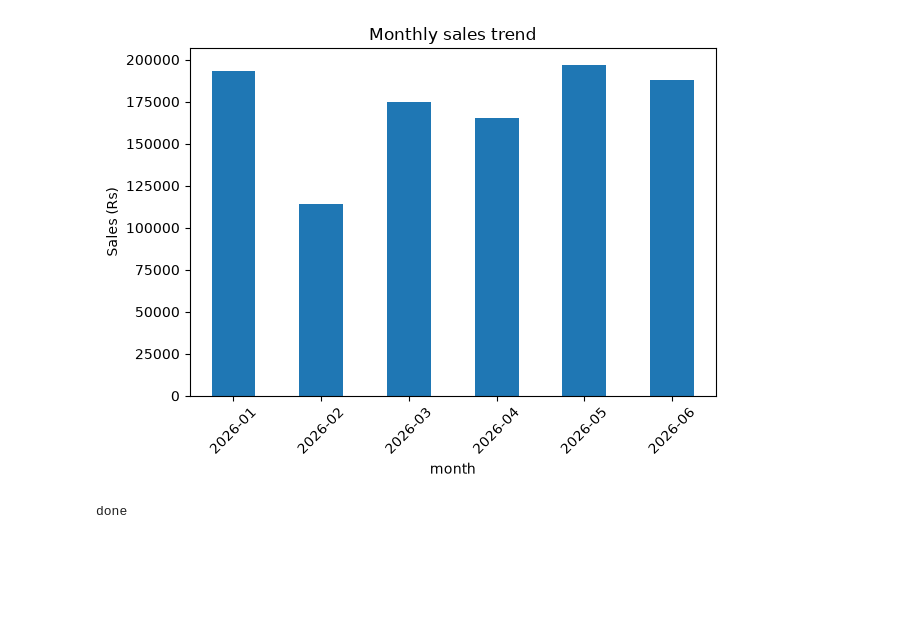
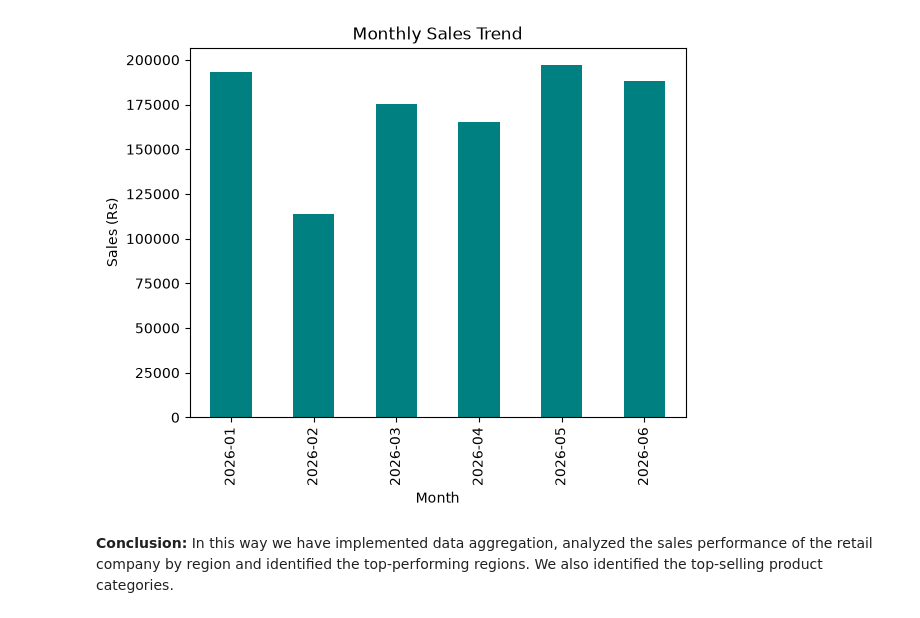
Before and after one commit to DipanshuAmbilkar03/telab, a Jupyter notebook: B.E./DMV/ex6/Exp6_Aggregation_Retail.ipynb, the cells around one changed output. Drawn from its saved outputs; the diff is of its cells as text; code cells hidden in the pictures; blank space fills up the shorter version.

```diff
--- a/B.E./DMV/ex6/Exp6_Aggregation_Retail.ipynb
+++ b/B.E./DMV/ex6/Exp6_Aggregation_Retail.ipynb
@@ -31,0 +12,5 @@ total rows: (400, 5)
+# %%
+# Step 1: Import the Retail Sales dataset
+df = pd.read_csv("retail.csv", parse_dates=["date"])
+print("Shape:", df.shape)
+df.head()
@@ -90,13 +126,13 @@ df.head()
 # %%
-df.groupby("month")["amount"].sum().plot(kind="bar")
-plt.title("Monthly sales trend")
+# Monthly sales trend
+df["month"] = df["date"].dt.to_period("M").astype(str)
+monthly = df.groupby("month")["amount"].sum()
+monthly.plot(kind="bar", color="teal")
+plt.title("Monthly Sales Trend")
+plt.xlabel("Month")
 plt.ylabel("Sales (Rs)")
-plt.xticks(rotation=45)
-plt.tight_layout()
 plt.show()
 # %% [output]
-[figure, old version]
+[figure, new version]
-# %%
-print("done")
-# %% [output]
-done
+# %% [markdown]
+**Conclusion:** In this way we have implemented data aggregation, analyzed the sales performance of the retail company by region and identified the top-performing regions. We also identified the top-selling product categories.
```
Also changed, not shown: parts of 14 cells of this notebook, 3 other files.
